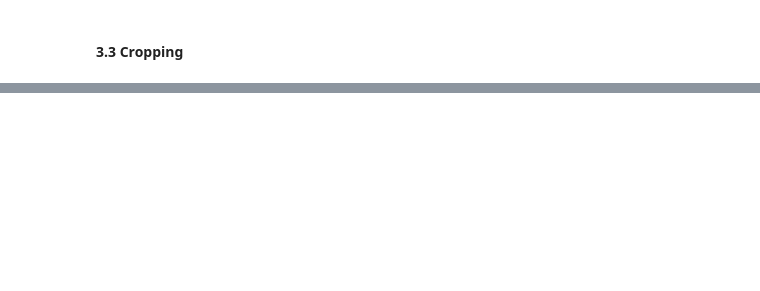
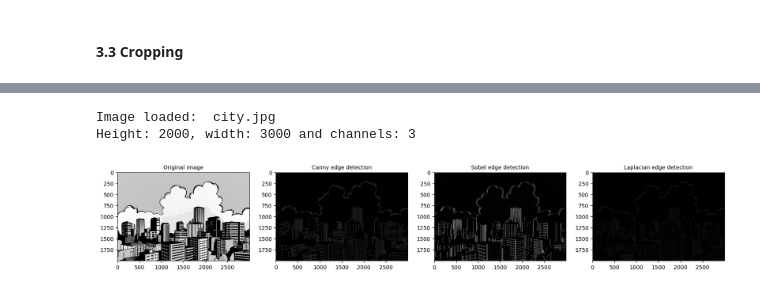
Before and after one commit to sibusiso-mtiyane/opencv-tutorials, a Jupyter notebook: 2. Image processing and enhancement.ipynb, the cells around one changed output, grey strips where cells are left out. Saved outputs shown, nothing was run; the diff lists cells and outputs as text; code cells hidden in the pictures; blank space fills up the shorter version.

```diff
--- a/2. Image processing and enhancement.ipynb
+++ b/2. Image processing and enhancement.ipynb
@@ -245,0 +343,30 @@ plt.show()
+# %%
+img, x, y, c = imload("city.jpg", "GRAY")
+
+imgCanny = cv.Canny(img, 700, 100)
+
+# Sobel in X direction (vertical edges)
+sobelx = cv.Sobel(img, cv.CV_64F, 1, 0, ksize=11)
+
+# Sobel in Y direction (horizontal edges)
+sobely = cv.Sobel(img, cv.CV_64F, 0, 1, ksize=3)
+
+# Magnitude of gradient
+imgSobel = cv.magnitude(sobelx, sobely)
+
+
+imgLaplacian = np.abs(cv.Laplacian(img, cv.CV_64F))
+
+fig, axs = plt.subplots(1, 4, figsize = (20, 6))
+axs[0].imshow(img, cmap='gray'), axs[0].set_title("Original image", fontsize = 10)
+axs[1].imshow(imgCanny, cmap='gray'), axs[1].set_title("Canny edge detection", fontsize = 10)
+axs[2].imshow(imgSobel, cmap='gray'), axs[2].set_title("Sobel edge detection", fontsize = 10)
+axs[3].imshow(imgLaplacian, cmap='gray'), axs[3].set_title("Laplacian edge detection", fontsize = 10)
+# for ax in axs:
+#     ax.set_xticks([]), ax.set_yticks([])
+plt.tight_layout
+plt.show()
+# %% [output]
+Image loaded:  city.jpg
+Height: 2000, width: 3000 and channels: 3
+[figure, added]
```
Also changed, not shown: parts of 10 cells of this notebook, 1 other file.
